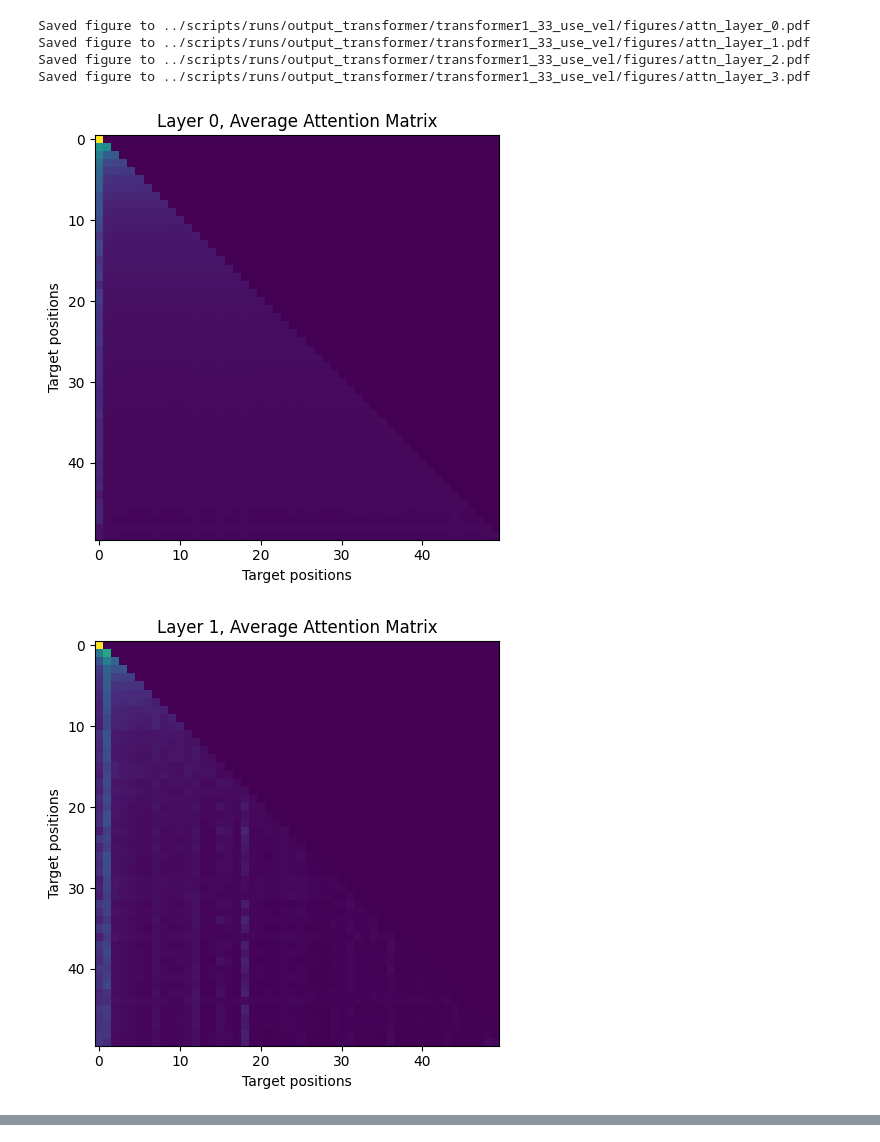
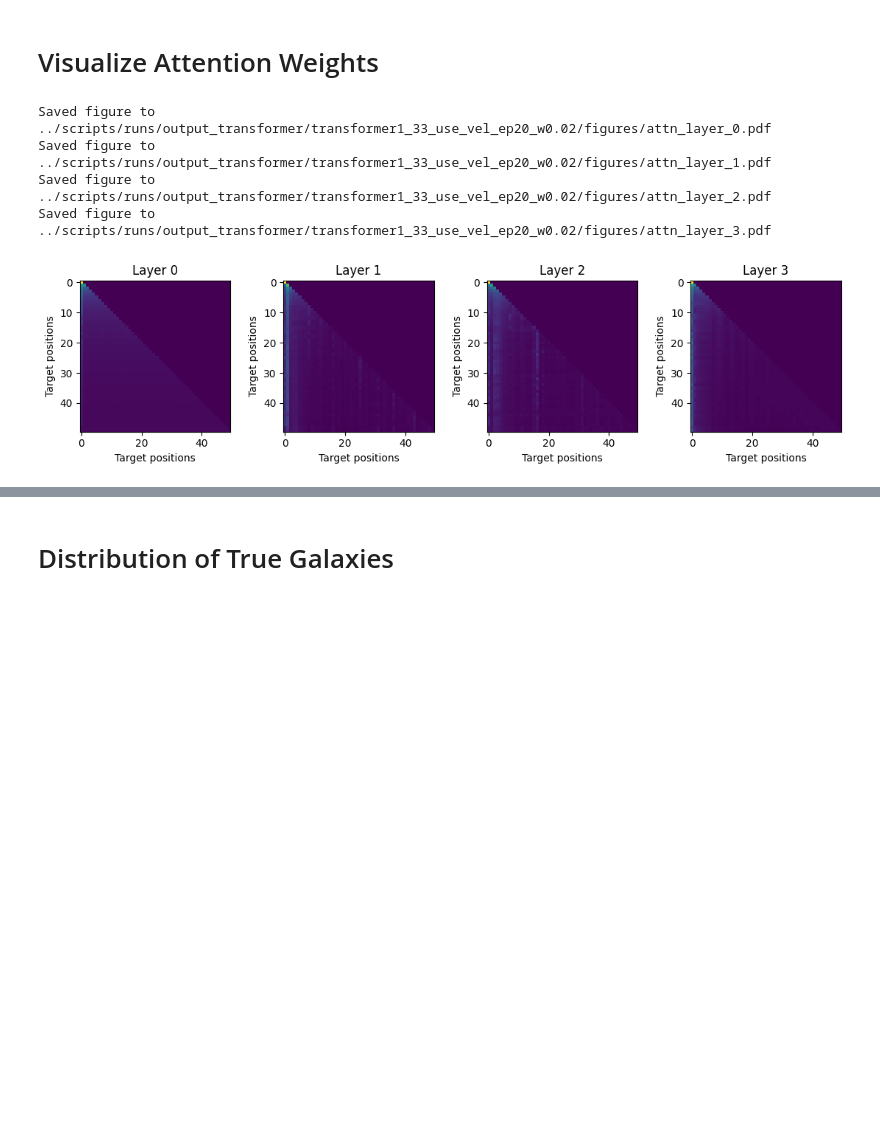
Before and after one commit to knmoriwaki/cosmoglint, a Jupyter notebook: notebooks/plot_transformer.ipynb, the cells around one changed output, grey strips where cells are left out. Saved outputs shown, nothing was run; the diff lists cells and outputs as text; code cells hidden in the pictures; blank space fills up the shorter version.

```diff
--- a/notebooks/plot_transformer.ipynb
+++ b/notebooks/plot_transformer.ipynb
@@ -307,14 +332,16 @@ ndata = None
 dataset_true = MyDataset(data_path, max_length=opt.max_length, norm_params=norm_params, ndata=ndata, use_dist=opt.use_dist, use_vel=opt.use_vel)
 x_true = dataset_true.x
 y_true = dataset_true.y_padded
-x_true_Msun = x_true * (xmax - xmin) + xmin
+mask = dataset_true.mask
+print("Number of halos: ", len(x_true))
+print("Number of galaxies: ", mask.sum().item())
 
 ### set threshold
 #threshold = 1. / opt.num_features_out
 threshold = ( -3.0 - xmin[1] ) / ( xmax[1] - xmin[1])
 bin_of_threshold = int(threshold * opt.num_features_out)
-print(threshold)
-print(bin_of_threshold)
+print("threshold: ", threshold)
+print("bin of threshold: ", bin_of_threshold)
 
 prob_threshold = 1e-5 # p = 0 if p < prob_threshold
 
@@ -327,7 +354,7 @@ num_batch = (len(x_true) + batch_size - 1) // batch_size
 count = 0
 for i in tqdm(range(num_batch)):
     tmp = x_true[count:count+batch_size].to(device)
-    gen, _ = model.generate(tmp, stop_criterion=threshold, prob_threshold=prob_threshold)
+    gen, _ = model.generate(tmp, stop_criterion=threshold, prob_threshold=prob_threshold, cutoff=True)
     generated.append(gen)
     count += batch_size
 generated = torch.cat(generated, dim=0)
@@ -335,4 +362,7 @@ generated = torch.cat(generated, dim=0)
 x_true = x_true[:,0].detach().cpu().numpy() # (batch, num_condition) -> (batch,)
 y_true = y_true.detach().cpu().numpy()
 generated = generated.detach().cpu().numpy()
+
+print("xmin: ", min(x_true) * (xmax[0] - xmin[0]) + xmin[0])
+print("xmax: ", max(x_true) * (xmax[0] - xmin[0]) + xmin[0])
 # %% [output]
@@ -952,24 +896,0 @@ plt.colorbar()
-# %%
-### True vs generated
-show_scatter = False #True
-
-for iparam in range(opt.num_features_in):
-    plt.figure(figsize=(15,11))
-    plt.subplots_adjust(wspace=0.2, hspace=0.3)
-    for i in range(20):
-        plt.subplot(4, 5, i+1)
-        if iparam == 0:
-            plt.title(r"$\rm \log SFR_%d$" %i)
-        if iparam == 1:
-            plt.title(r"$\log \ d_{\rm %d}$"%i)
-
-        if show_scatter:
-            plt.scatter(y_true[:,i,iparam], generated[:,i,iparam], s=1) #, c=length_generated, vmin=1, vmax=10)
-        else:
-            hist = np.histogram2d(y_true[:,i,iparam], generated[:,i,iparam], bins=20, range=[[threshold,1],[threshold,1]])
-            plt.imshow(hist[0].T, extent=[threshold,1,threshold,1], origin="lower", cmap="Blues", norm=LogNorm())
-
-        plt.plot([threshold, 1], [threshold, 1], color="black", ls="--")
-        #plt.colorbar()
-        plt.xlim(threshold, 1)
-        plt.ylim(threshold, 1)
@@ -981,3 +897,5 @@ for iparam in range(opt.num_features_in):
+# %% [markdown]
+# Visualize Attention Weights
 # %%
 ### Transformer attention visualization
 opt_now = copy.deepcopy(opt)
@@ -987,38 +905,38 @@ model_now.to(device)
 
 model_now.load_state_dict(torch.load(f"{model_dir}/model.pth"))
 model_now.eval()
 
 attn_weights = {}
 
 def get_hook(name):
     def hook(module, input, output):
         attn_weights[name] = output[1].detach().cpu()
     return hook
 
 for i, layer in enumerate(model_now.decoder.layers):
     layer.self_attn.register_forward_hook(get_hook(f'layer_{i}_self_attn'))
 
 con = torch.from_numpy(x_true[0:1]).unsqueeze(-1).to(device)
 seq = torch.from_numpy(y_true[0:1,:-1,:]).to(device)
 
 output = model_now(con, seq)
 
+plt.figure(figsize=(3* opt_now.num_layers, 3))
 for i in range(opt_now.num_layers):
     attn_matrix = attn_weights[f'layer_{i}_self_attn'][0].numpy()  # (tgt_len, tgt_len)
 
-    plt.figure(figsize=(5, 5))
+    plt.subplot(1, opt_now.num_layers, i + 1)
     plt.imshow(attn_matrix, cmap='viridis')
     #plt.colorbar()
-    plt.title(f"Layer {i}, Average Attention Matrix")
+    plt.title(f"Layer {i}")
     plt.xlabel("Target positions")
     plt.ylabel("Target positions")
 
     plt.tight_layout()
     my_savefig(f"{output_dir}/attn_layer_{i}.pdf")
 # %% [output]
-Saved figure to ../scripts/runs/output_transformer/transformer1_33_use_vel/figures/attn_layer_0.pdf
-Saved figure to ../scripts/runs/output_transformer/transformer1_33_use_vel/figures/attn_layer_1.pdf
-Saved figure to ../scripts/runs/output_transformer/transformer1_33_use_vel/figures/attn_layer_2.pdf
-Saved figure to ../scripts/runs/output_transformer/transformer1_33_use_vel/figures/attn_layer_3.pdf
+Saved figure to ../scripts/runs/output_transformer/transformer1_33_use_vel_ep20_w0.02/figures/attn_layer_0.pdf
+Saved figure to ../scripts/runs/output_transformer/transformer1_33_use_vel_ep20_w0.02/figures/attn_layer_1.pdf
+Saved figure to ../scripts/runs/output_transformer/transformer1_33_use_vel_ep20_w0.02/figures/attn_layer_2.pdf
+Saved figure to ../scripts/runs/output_transformer/transformer1_33_use_vel_ep20_w0.02/figures/attn_layer_3.pdf
-[figure, old version]
+[figure, new version]
-[figure, removed]
@@ -1027 +943,3 @@ Saved figure to ../scripts/runs/output_transformer/transformer1_33_use_vel/figur
+# %% [markdown]
+# Distribution of True Galaxies
 # %%
```
Also changed, not shown: parts of 25 cells of this notebook, 5 other files.
